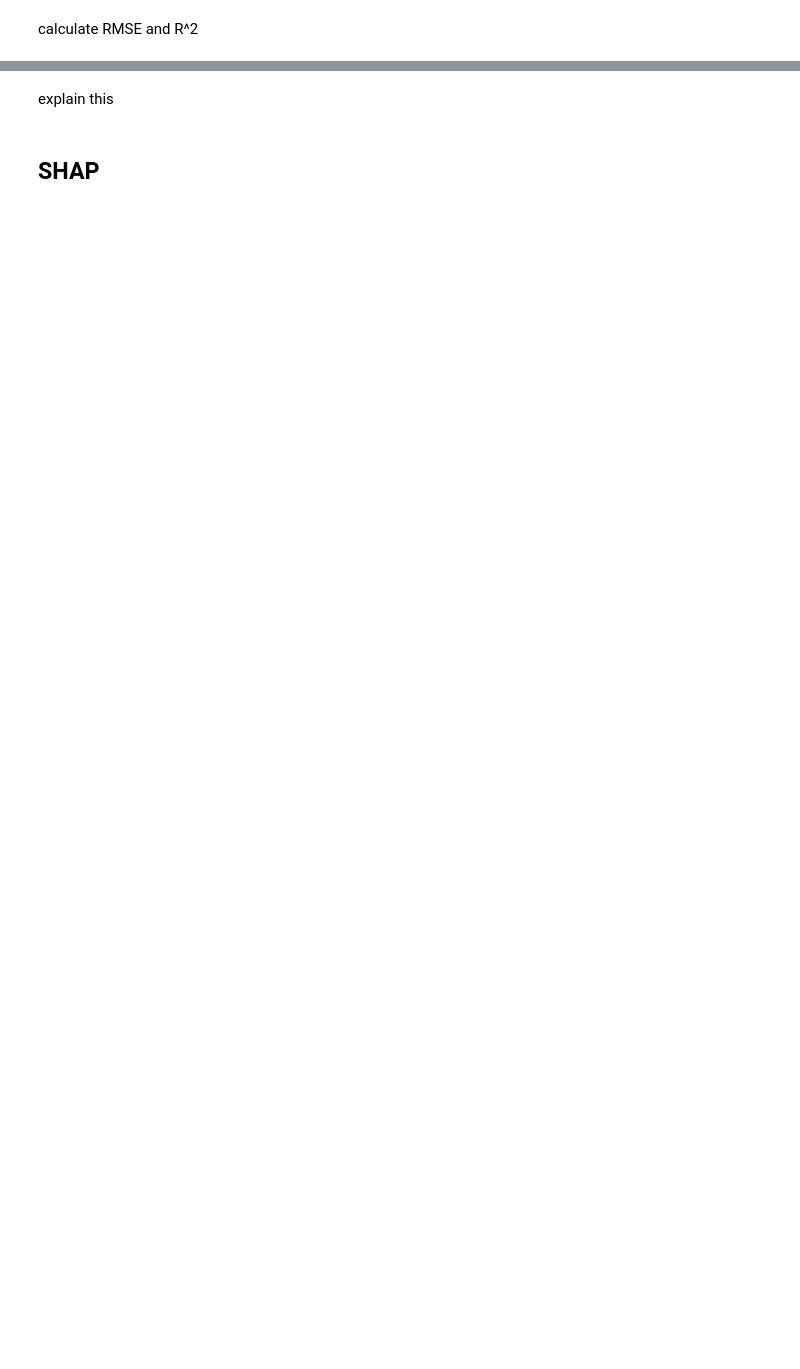
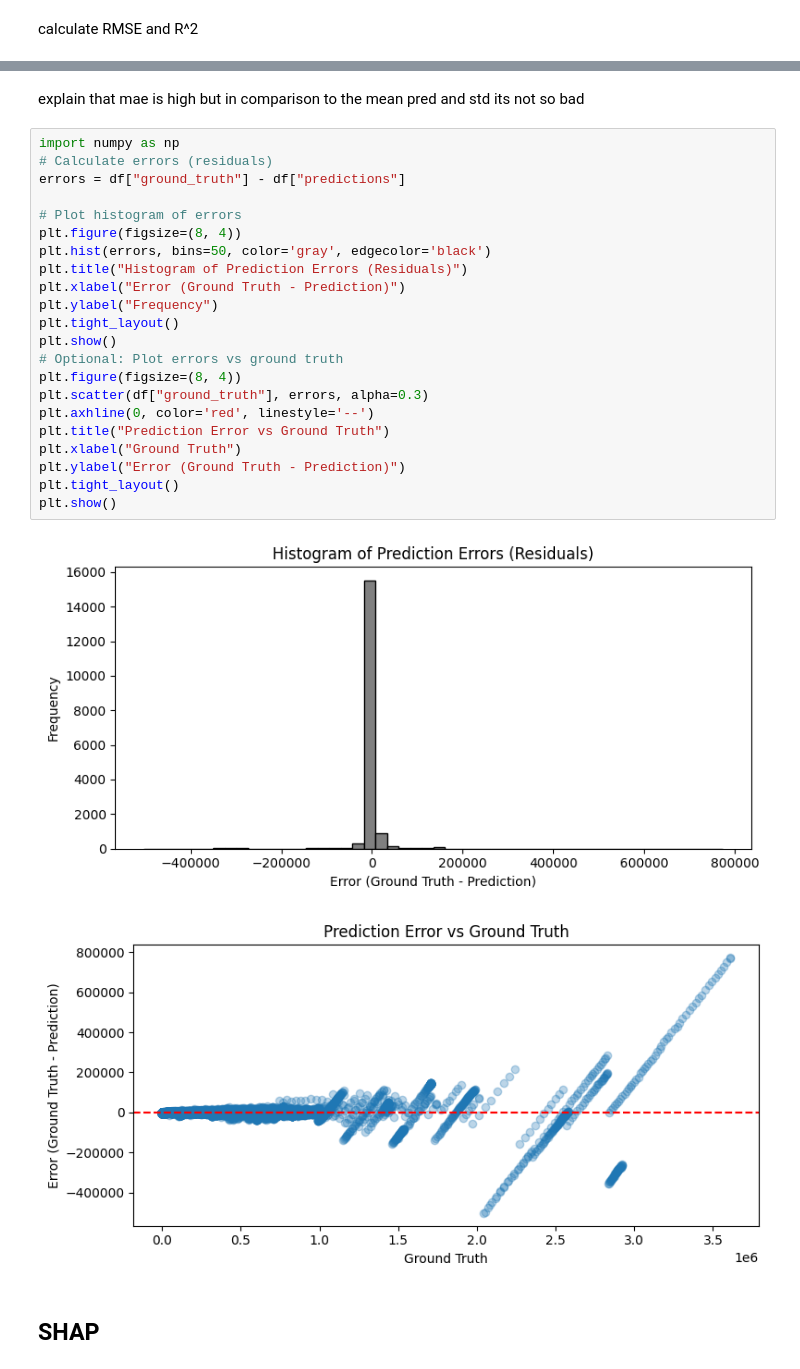
Before and after one commit to SwaneGhost/India_Covid_Prediction, a Jupyter notebook: Notebooks/ModelEvaluation.ipynb, the cells around one changed output, grey strips where cells are left out. Saved outputs shown, nothing was run; the diff lists cells and outputs as text; blank space fills up the shorter version.

```diff
--- a/Notebooks/ModelEvaluation.ipynb
+++ b/Notebooks/ModelEvaluation.ipynb
@@ -80,4 +137,29 @@ R^2: 0.9836
 # %% [markdown]
-explain this
+explain that mae is high but in comparison to the mean pred and std its not so bad
+# %%
+import numpy as np
+# Calculate errors (residuals)
+errors = df["ground_truth"] - df["predictions"]
+
+# Plot histogram of errors
+plt.figure(figsize=(8, 4))
+plt.hist(errors, bins=50, color='gray', edgecolor='black')
+plt.title("Histogram of Prediction Errors (Residuals)")
+plt.xlabel("Error (Ground Truth - Prediction)")
+plt.ylabel("Frequency")
+plt.tight_layout()
+plt.show()
+# Optional: Plot errors vs ground truth
+plt.figure(figsize=(8, 4))
+plt.scatter(df["ground_truth"], errors, alpha=0.3)
+plt.axhline(0, color='red', linestyle='--')
+plt.title("Prediction Error vs Ground Truth")
+plt.xlabel("Ground Truth")
+plt.ylabel("Error (Ground Truth - Prediction)")
+plt.tight_layout()
+plt.show()
+# %% [output]
+[figure, added]
+[figure, added]
 # %% [markdown]
 ## SHAP
```
Also changed, not shown: parts of 8 cells of this notebook, 10 other files.
